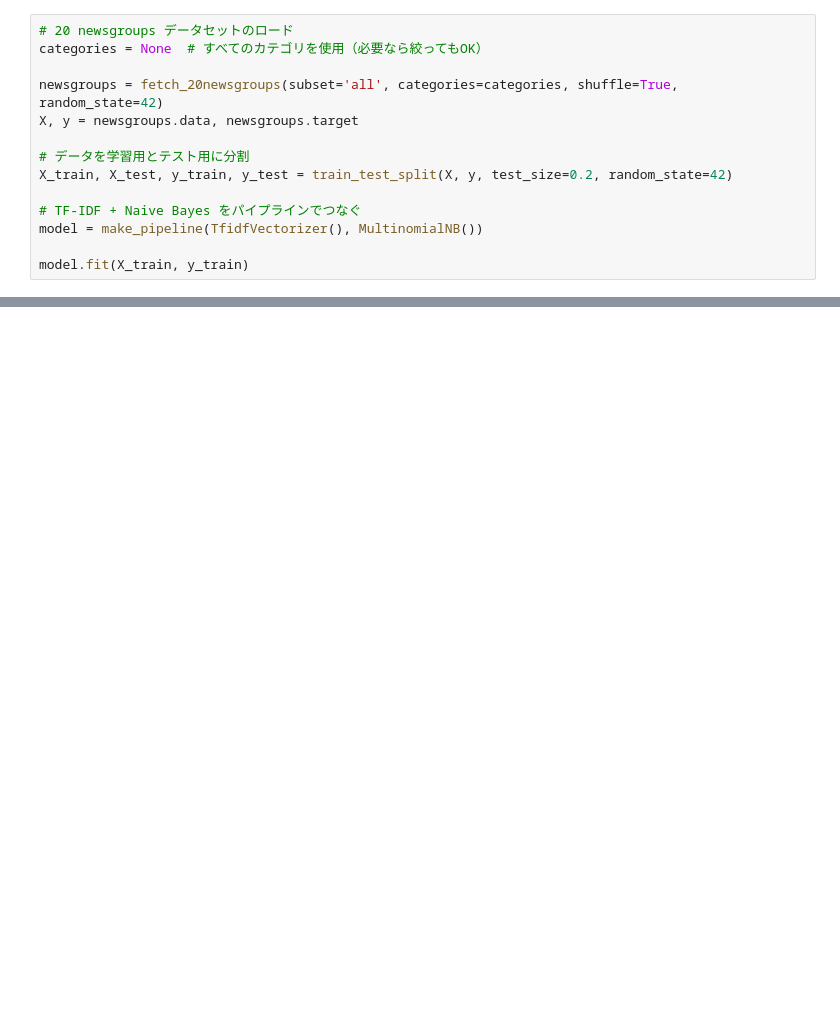
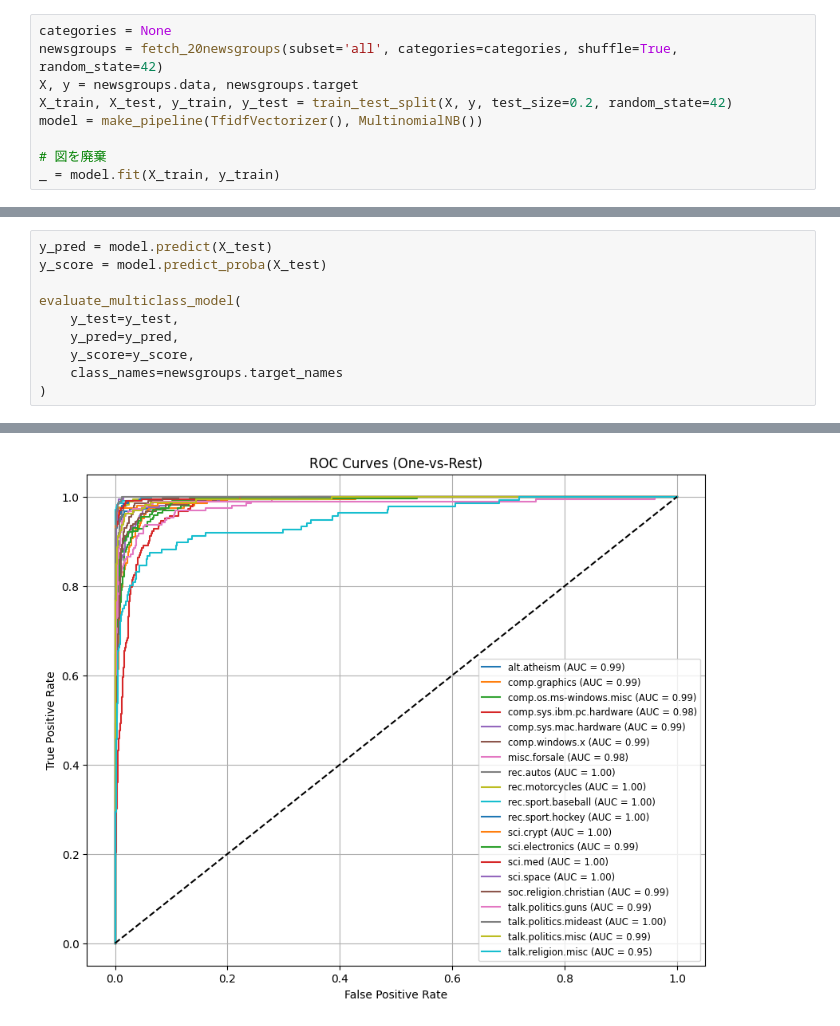
Before and after one commit to refuel-code-135/ml-supervised-classification-20newsgroups, a Jupyter notebook: notebooks/naive-bayes.ipynb, the cells around one changed output, grey strips where cells are left out. Drawn from its saved outputs; the diff is of its cells as text; blank space fills up the shorter version.

```diff
--- a/notebooks/naive-bayes.ipynb
+++ b/notebooks/naive-bayes.ipynb
@@ -8,14 +12,9 @@ from sklearn.metrics import classification_report, accuracy_score
 # %%
-# 20 newsgroups データセットのロード
-categories = None  # すべてのカテゴリを使用（必要なら絞ってもOK）
-
+categories = None
 newsgroups = fetch_20newsgroups(subset='all', categories=categories, shuffle=True, random_state=42)
 X, y = newsgroups.data, newsgroups.target
-
-# データを学習用とテスト用に分割
 X_train, X_test, y_train, y_test = train_test_split(X, y, test_size=0.2, random_state=42)
-
-# TF-IDF + Naive Bayes をパイプラインでつなぐ
 model = make_pipeline(TfidfVectorizer(), MultinomialNB())
 
-model.fit(X_train, y_train)
+# 図を廃棄
+_ = model.fit(X_train, y_train)
@@ -50,0 +83,11 @@ comp.sys.ibm.pc.hardware       0.63      0.86      0.72       183
+# %%
+y_pred = model.predict(X_test)
+y_score = model.predict_proba(X_test)
+
+evaluate_multiclass_model(
+    y_test=y_test,
+    y_pred=y_pred,
+    y_score=y_score,
+    class_names=newsgroups.target_names
+)
+# %% [output]
@@ -50,0 +111 @@ comp.sys.ibm.pc.hardware       0.63      0.86      0.72       183
+[figure, added]
```
Also changed, not shown: parts of 5 cells of this notebook.
